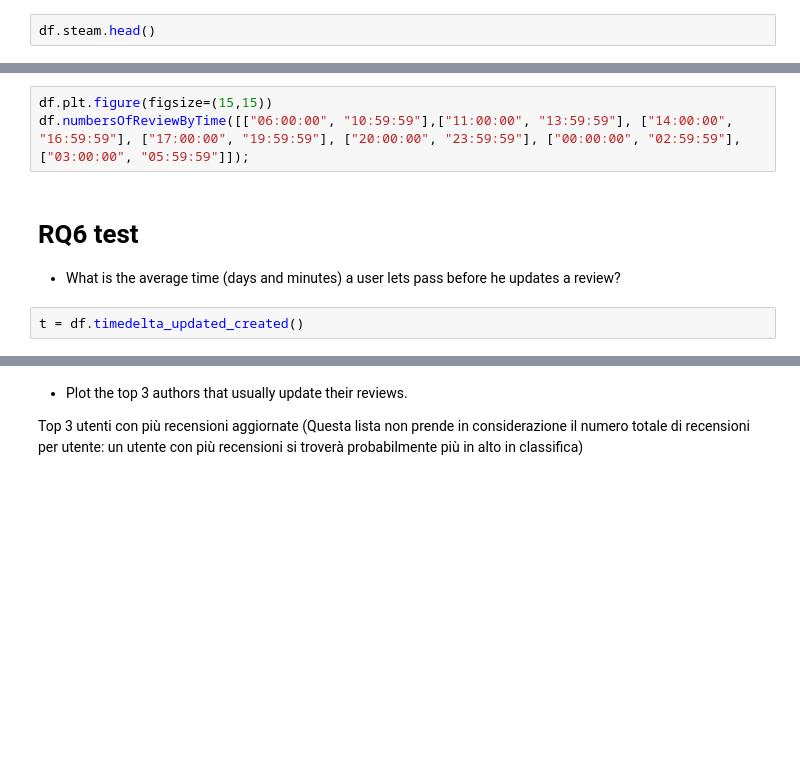
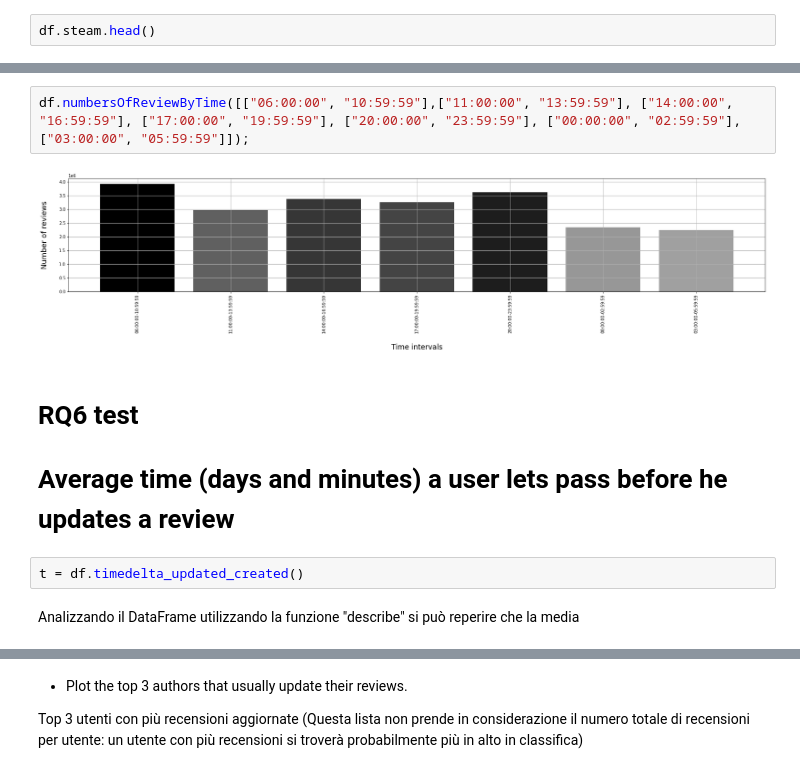
Before and after one commit to Requiem98/ADM-HW2, a Jupyter notebook: testAllDataset.ipynb, the cells around one changed output, grey strips where cells are left out. Cells and saved outputs as stored; diff of their text form; blank space fills up the shorter version.

```diff
--- a/testAllDataset.ipynb
+++ b/testAllDataset.ipynb
@@ -29,11 +39,15 @@ df.numbersOfReviewByTime([["8:00", "10:00"],["13:00", "18:00"]]);
 |00:00:00 | 02:59:59|
 |03:00:00 | 05:59:59|
 # %%
-df.plt.figure(figsize=(15,15))
 df.numbersOfReviewByTime([["06:00:00", "10:59:59"],["11:00:00", "13:59:59"], ["14:00:00",  "16:59:59"], ["17:00:00", "19:59:59"], ["20:00:00", "23:59:59"], ["00:00:00", "02:59:59"],["03:00:00", "05:59:59"]]);
+# %% [output]
+[figure, added]
 # %% [markdown]
 # RQ6 test
-   - What is the average time (days and minutes) a user lets pass before he updates a review?
+
+ # Average time (days and minutes) a user lets pass before he updates a review
 # %%
 t = df.timedelta_updated_created()
+# %% [markdown]
+Analizzando il DataFrame utilizzando la funzione "describe" si può reperire che la media
 # %%
```
Also changed, not shown: parts of 19 cells of this notebook, 1 other file.
